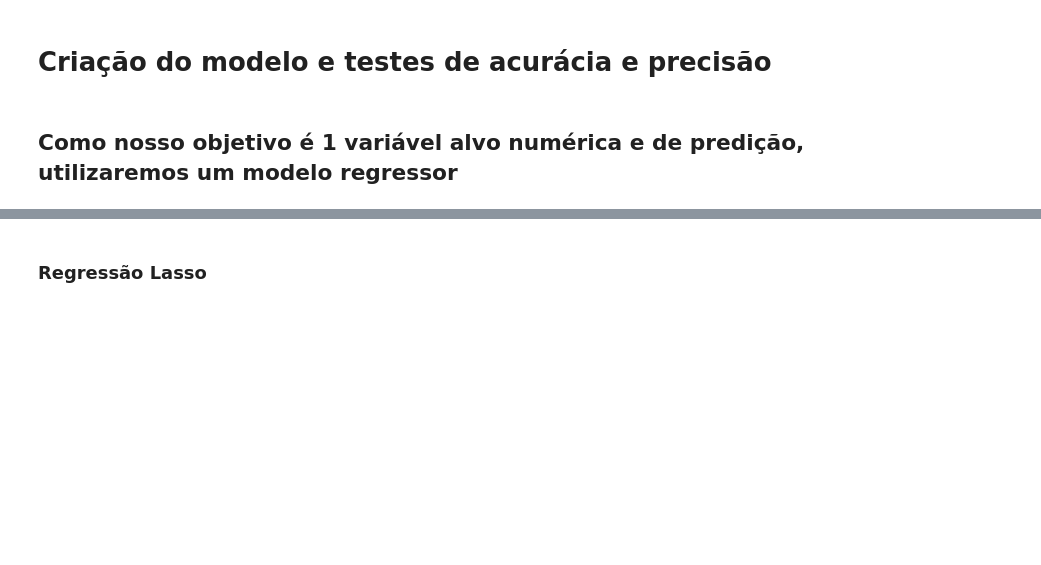
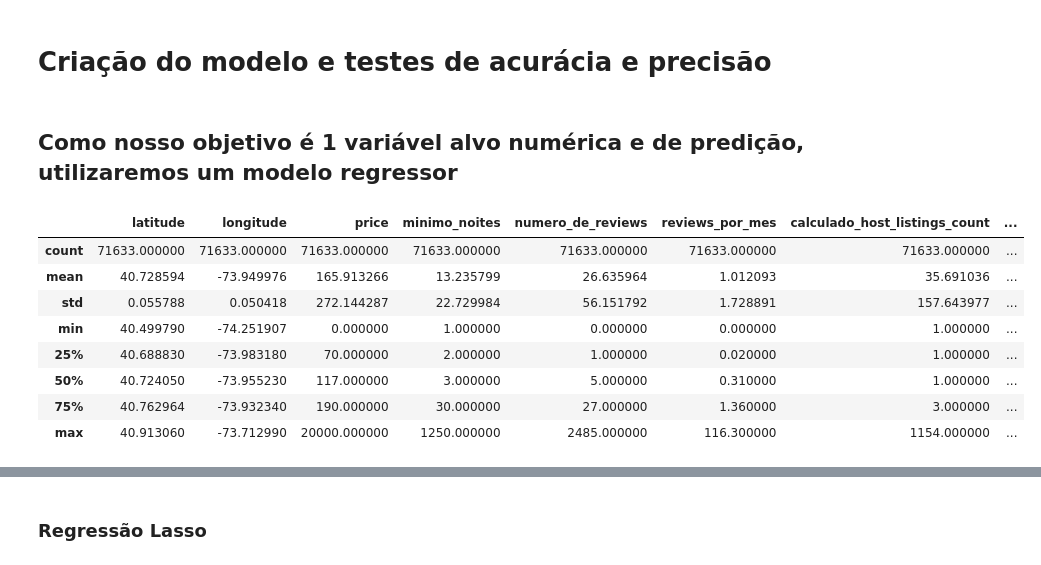
Before and after one commit to akyla007/Desafio-Lighouse-2, a Jupyter notebook: notebooks/modeling.ipynb, the cells around one changed output, grey strips where cells are left out. Cells and saved outputs as stored; diff of their text form; code cells hidden in the pictures; blank space fills up the shorter version.

```diff
--- a/notebooks/modeling.ipynb
+++ b/notebooks/modeling.ipynb
@@ -76,6 +77,18 @@ plt.show()
 data.to_csv('../src/data/gold/teste_indicium_precificacao_OHE_log.csv', index=False)
 # %% [markdown]
 ## Como nosso objetivo é 1 variável alvo numérica e de predição, utilizaremos um modelo regressor
+# %%
+data.describe()
+# %% [output]
+|  | latitude | longitude | price | minimo_noites | numero_de_reviews | reviews_por_mes | calculado_host_listings_count | ... |
+| count | 71633.000000 | 71633.000000 | 71633.000000 | 71633.000000 | 71633.000000 | 71633.000000 | 71633.000000 | ... |
+| mean | 40.728594 | -73.949976 | 165.913266 | 13.235799 | 26.635964 | 1.012093 | 35.691036 | ... |
+| std | 0.055788 | 0.050418 | 272.144287 | 22.729984 | 56.151792 | 1.728891 | 157.643977 | ... |
+| min | 40.499790 | -74.251907 | 0.000000 | 1.000000 | 0.000000 | 0.000000 | 1.000000 | ... |
+| 25% | 40.688830 | -73.983180 | 70.000000 | 2.000000 | 1.000000 | 0.020000 | 1.000000 | ... |
+| 50% | 40.724050 | -73.955230 | 117.000000 | 3.000000 | 5.000000 | 0.310000 | 1.000000 | ... |
+| 75% | 40.762964 | -73.932340 | 190.000000 | 30.000000 | 27.000000 | 1.360000 | 3.000000 | ... |
+| max | 40.913060 | -73.712990 | 20000.000000 | 1250.000000 | 2485.000000 | 116.300000 | 1154.000000 | ... |
 # %%
 x_data = data.drop(columns=['price','price_log'])
 y_data = data['price_log']
```
Also changed, not shown: parts of 19 cells of this notebook, 18 other files.
